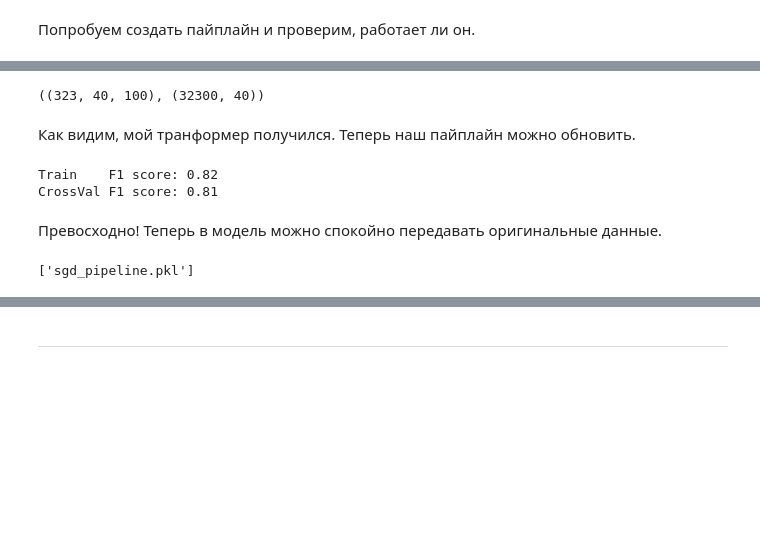
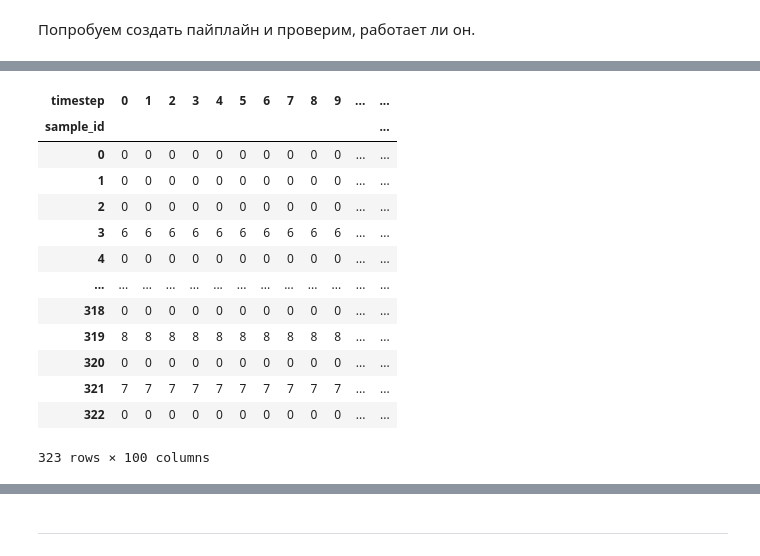
Before and after one commit to georgekovin/Motorica-Classif-Test, a Jupyter notebook: task.ipynb, the cells around one changed output, grey strips where cells are left out. Drawn from its saved outputs; the diff is of its cells as text; code cells hidden in the pictures; blank space fills up the shorter version.

```diff
--- a/task.ipynb
+++ b/task.ipynb
@@ -412,27 +428,27 @@ CrossVal F1 score: 0.81
-# %%
-ttm_transformer = pl.FunctionTransformer(func=tensor_to_matrix,
-                                         kw_args={'indexer': None})
-
-X_train.shape, ttm_transformer.transform(X_train).shape
-# %% [output]
-((323, 40, 100), (32300, 40))
-# %% [markdown]
-Как видим, мой транформер получился. Теперь наш пайплайн можно обновить.
-# %%
-pipeline = pl.Pipeline([('tensor_to_matrix', ttm_transformer),
-                        ('scaler', scaler),
-                        ('model', sgd_opt_model)])
-
-# этот шаг выполняется внутри пайплайна
-X_transformed = pipeline.named_steps['tensor_to_matrix'].transform(X_train)
-
-make_crossval(pipeline, X_transformed, y_train_2d)
-# %% [output]
-Train    F1 score: 0.82
-CrossVal F1 score: 0.81
-# %% [markdown]
-Превосходно! Теперь в модель можно спокойно передавать оригинальные данные.
-# %%
-joblib.dump(pipeline, 'sgd_pipeline.pkl')
-# %% [output]
-['sgd_pipeline.pkl']
+# %%
+y_train_3d = y_train.copy()
+
+y_train_3d[['sample_id', 'timestep']] = (y_train_3d['sample-timestep']
+                                         .str.split(pat='-', n=1, expand=True)
+                                         .astype(int))
+
+y_train_3d = y_train_3d.pivot(index='sample_id',
+                              columns='timestep',
+                              values='class')
+
+y_train_3d
+# %% [output]
+| timestep | 0 | 1 | 2 | 3 | 4 | 5 | 6 | 7 | 8 | 9 | ... | ... |
+| sample_id |  |  |  |  |  |  |  |  |  |  |  | ... |
+| 0 | 0 | 0 | 0 | 0 | 0 | 0 | 0 | 0 | 0 | 0 | ... | ... |
+| 1 | 0 | 0 | 0 | 0 | 0 | 0 | 0 | 0 | 0 | 0 | ... | ... |
+| 2 | 0 | 0 | 0 | 0 | 0 | 0 | 0 | 0 | 0 | 0 | ... | ... |
+| 3 | 6 | 6 | 6 | 6 | 6 | 6 | 6 | 6 | 6 | 6 | ... | ... |
+| 4 | 0 | 0 | 0 | 0 | 0 | 0 | 0 | 0 | 0 | 0 | ... | ... |
+| ... | ... | ... | ... | ... | ... | ... | ... | ... | ... | ... | ... | ... |
+| 318 | 0 | 0 | 0 | 0 | 0 | 0 | 0 | 0 | 0 | 0 | ... | ... |
+| 319 | 8 | 8 | 8 | 8 | 8 | 8 | 8 | 8 | 8 | 8 | ... | ... |
+| 320 | 0 | 0 | 0 | 0 | 0 | 0 | 0 | 0 | 0 | 0 | ... | ... |
+| 321 | 7 | 7 | 7 | 7 | 7 | 7 | 7 | 7 | 7 | 7 | ... | ... |
+| 322 | 0 | 0 | 0 | 0 | 0 | 0 | 0 | 0 | 0 | 0 | ... | ... |
+323 rows × 100 columns
```
Also changed, not shown: parts of 22 cells of this notebook, 3 other files.
